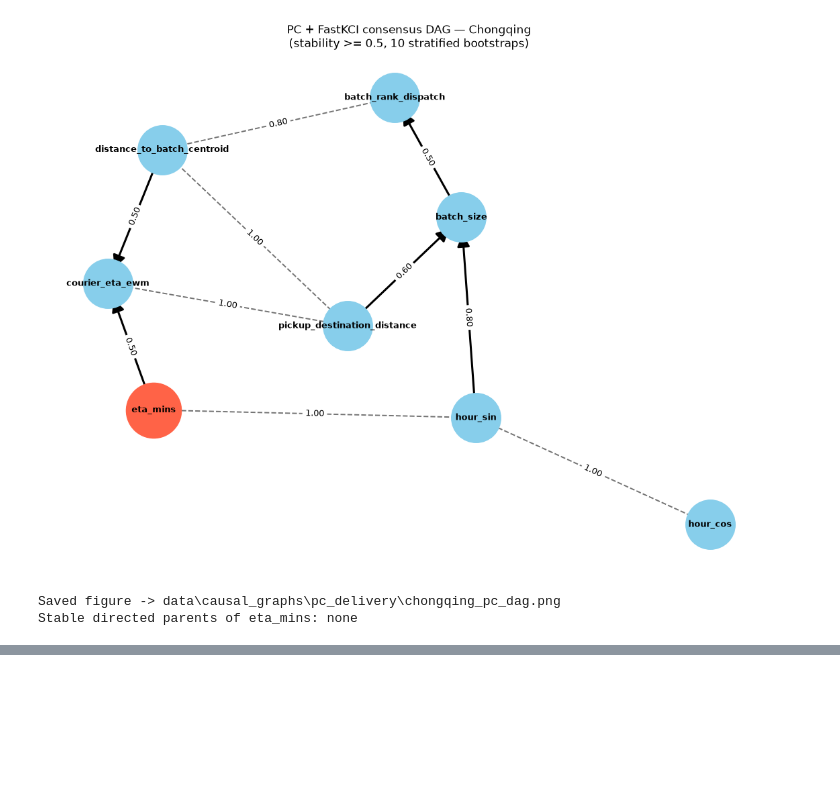
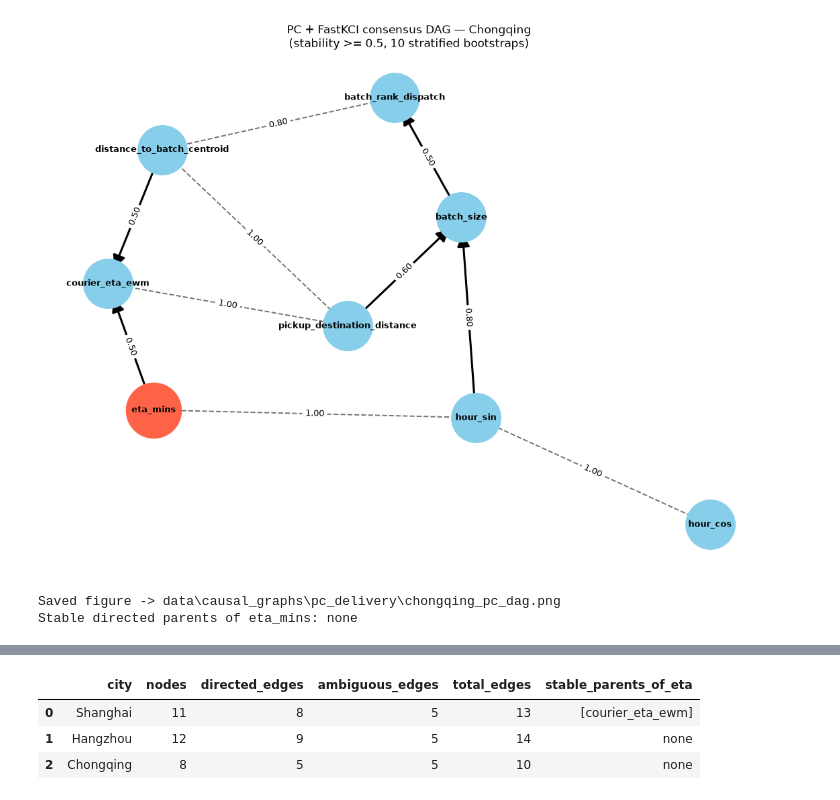
Before and after one commit to aymuos/endgame, a Jupyter notebook: 02_PC_delivery_level.ipynb, the cells around one changed output, grey strips where cells are left out. Saved outputs shown, nothing was run; the diff lists cells and outputs as text; code cells hidden in the pictures; blank space fills up the shorter version.

```diff
--- a/02_PC_delivery_level.ipynb
+++ b/02_PC_delivery_level.ipynb
@@ -516,0 +522,22 @@ pd.DataFrame(summary_rows)
+# %%
+analysis_rows = []
+for city, result in city_results.items():
+    dag = result['dag']
+    directed_edges = sum(1 for _, _, d in dag.edges(data=True) if not d.get('ambiguous'))
+    ambiguous_edges = sum(1 for _, _, d in dag.edges(data=True) if d.get('ambiguous'))
+    parents = sorted([p for p in dag.predecessors(TARGET)]) if TARGET in dag else []
+    analysis_rows.append({
+        'city': city,
+        'nodes': dag.number_of_nodes(),
+        'directed_edges': directed_edges,
+        'ambiguous_edges': ambiguous_edges,
+        'total_edges': dag.number_of_edges(),
+        'stable_parents_of_eta': parents or 'none',
+    })
+
+pd.DataFrame(analysis_rows)
+# %% [output]
+|  | city | nodes | directed_edges | ambiguous_edges | total_edges | stable_parents_of_eta |
+| 0 | Shanghai | 11 | 8 | 5 | 13 | [courier_eta_ewm] |
+| 1 | Hangzhou | 12 | 9 | 5 | 14 | none |
+| 2 | Chongqing | 8 | 5 | 5 | 10 | none |
```
Also changed, not shown: parts of 3 cells of this notebook.
